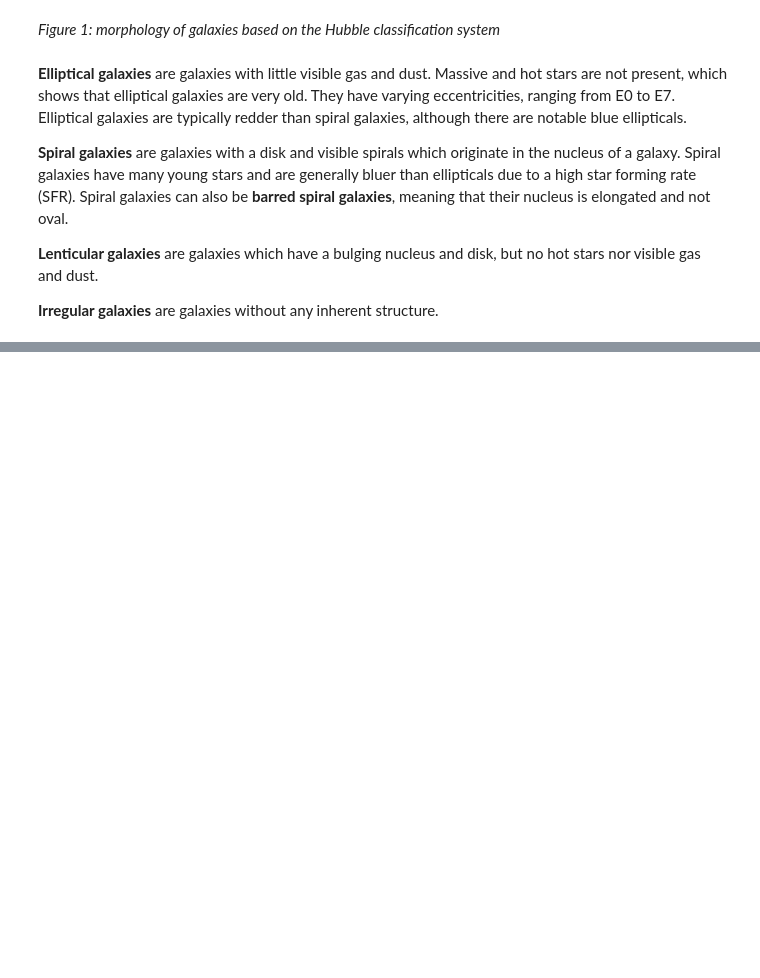
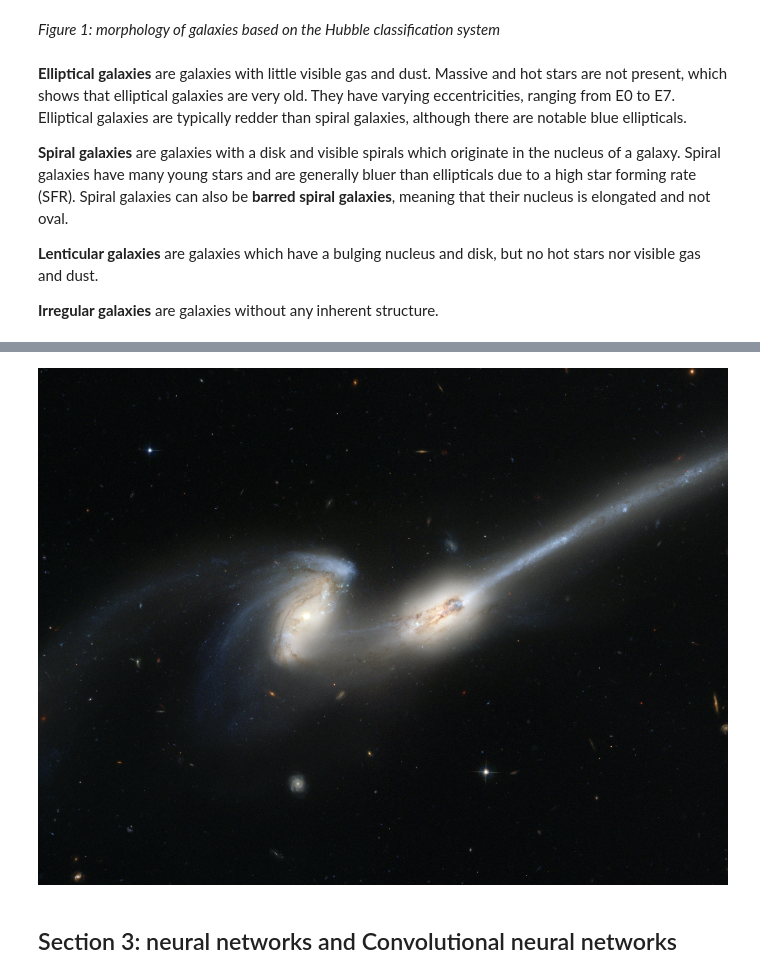
Before and after one commit to emadonev/galaxy_merger, a Jupyter notebook: nbs/01_Introduction.ipynb, the cells around one changed output, grey strips where cells are left out. Saved outputs shown, nothing was run; the diff lists cells and outputs as text; code cells hidden in the pictures; blank space fills up the shorter version.

```diff
--- a/nbs/01_Introduction.ipynb
+++ b/nbs/01_Introduction.ipynb
@@ -41,0 +51,6 @@ Image(filename="../images/morphology of galaxies.png")
+# %%
+Image(filename="../images/galaxy_merger.png")
+# %% [output]
+[figure, added]
+# %% [markdown]
+## Section 3: neural networks and Convolutional neural networks
```
Also changed, not shown: parts of 3 cells of this notebook, 2 other files.
